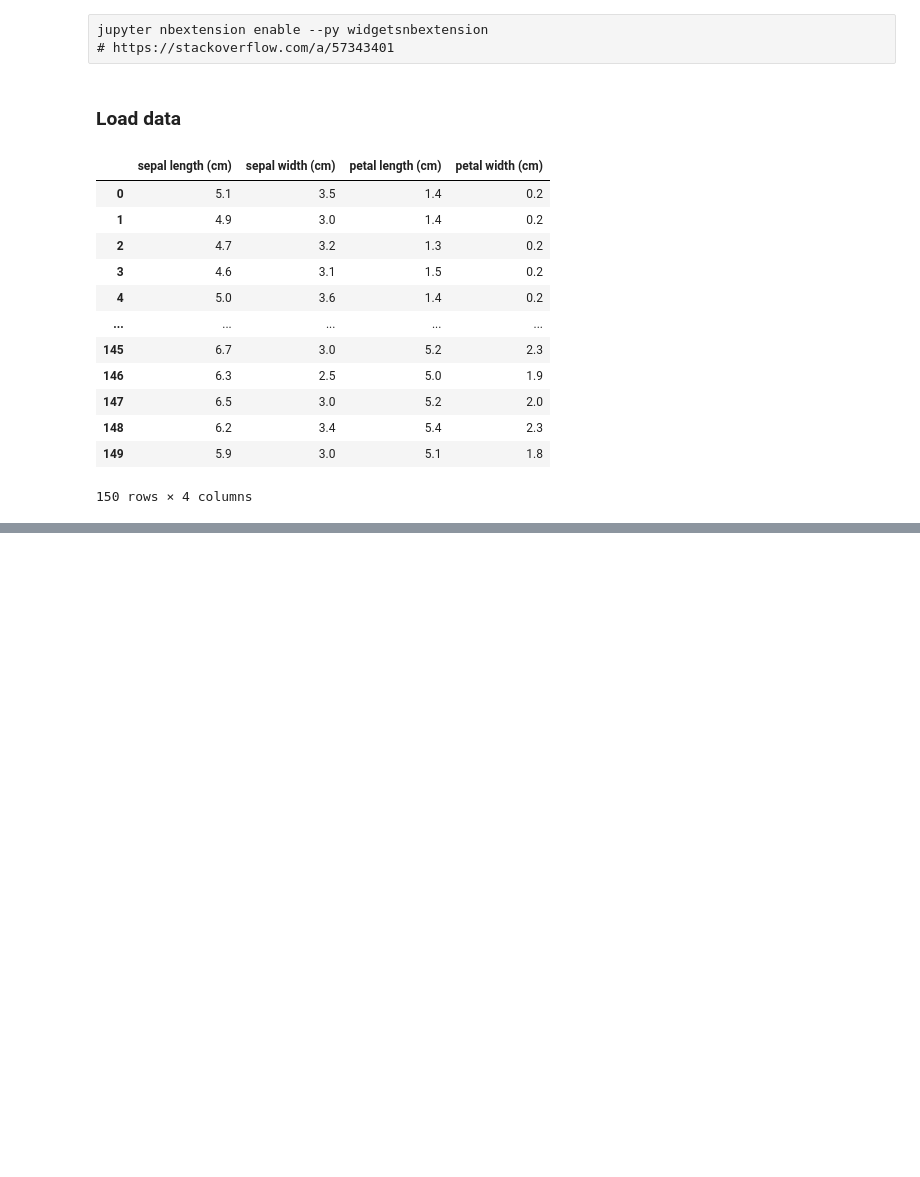
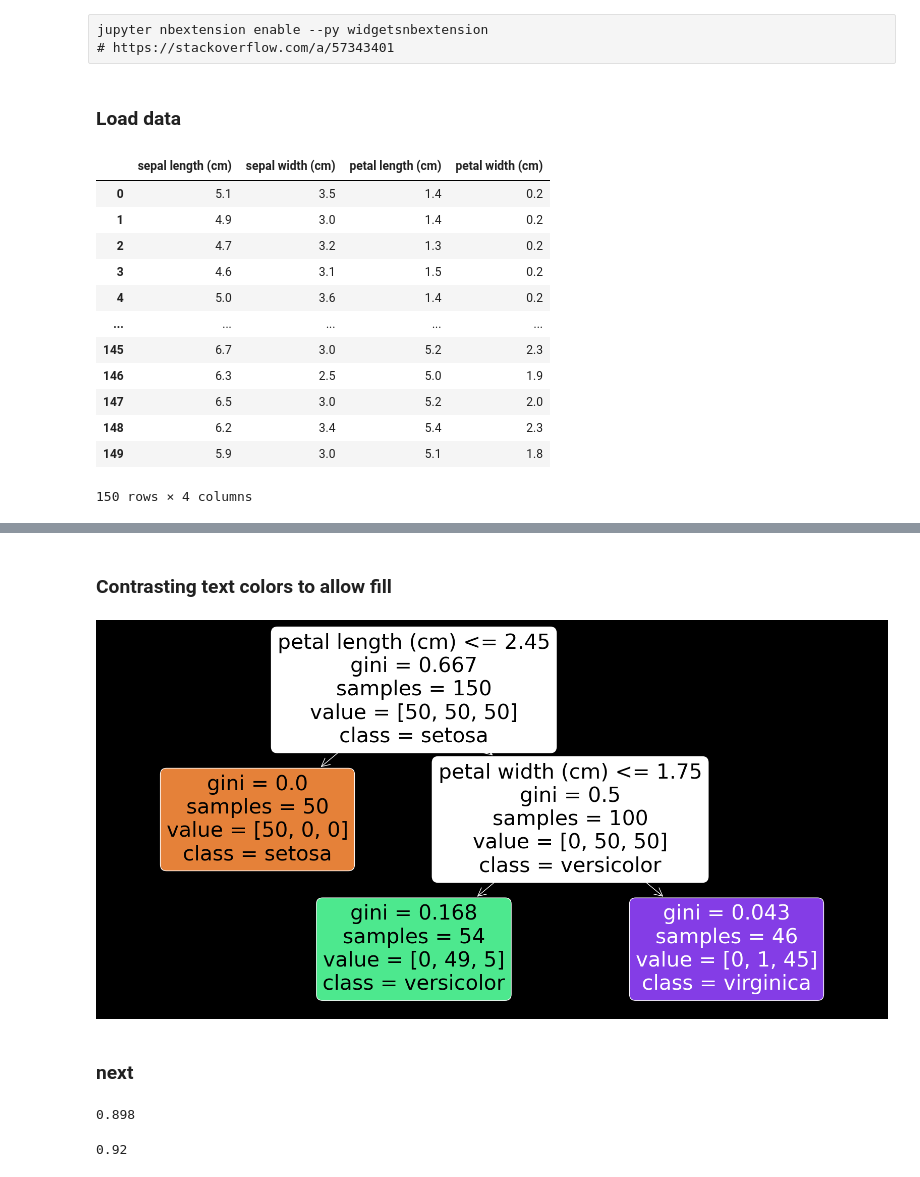
Before and after one commit to jbowen102/Hands-on_ML_SkLearn_book_projects, a Jupyter notebook: chapter_6.ipynb, the cells around one changed output, grey strips where cells are left out. Drawn from its saved outputs; the diff is of its cells as text; code cells hidden in the pictures; blank space fills up the shorter version.

```diff
--- a/chapter_6.ipynb
+++ b/chapter_6.ipynb
@@ -44,0 +106,32 @@ tree_clf.fit(X_iris, y_iris);
+# %% [markdown]
+### Contrasting text colors to allow fill
+# %%
+from sklearn.tree import plot_tree
+import matplotlib.colors as mcolors
+
+fig, ax = plt.subplots(figsize=(20,10))
+plot_tree(
+    tree_clf,
+    feature_names=["petal length (cm)", "petal width (cm)"],
+    class_names=iris.target_names,
+    rounded=True,
+    filled=True,
+    ax=ax
+);
+
+def get_text_color(bg_color):
+    rgb = mcolors.to_rgb(bg_color)
+    luminance = 0.299 * rgb[0] + 0.587 * rgb[1] + 0.114 * rgb[2]
+    return "white" if luminance < 0.5 else "black"
+
+for text in ax.texts:
+    bbox = text.get_bbox_patch()
+    if bbox:
+        bg_color = bbox.get_facecolor()
+        text.set_color(get_text_color(bg_color))
+
+# https://www.geeksforgeeks.org/changing-colors-for-decision-tree-plot-using-sklearn-plot-tree/
+# %% [output]
+[figure, added]
+# %% [markdown]
+### next
@@ -44,0 +147,9 @@ tree_clf.fit(X_iris, y_iris);
+# %%
+X_moons_test, y_moons_test = make_moons(n_samples=1000, noise=0.2, random_state=43)
+tree_clf1.score(X_moons_test, y_moons_test)
+# %% [output]
+0.898
+# %%
+tree_clf2.score(X_moons_test, y_moons_test)
+# %% [output]
+0.92
```
Also changed, not shown: parts of 12 cells of this notebook, 1 other file.
